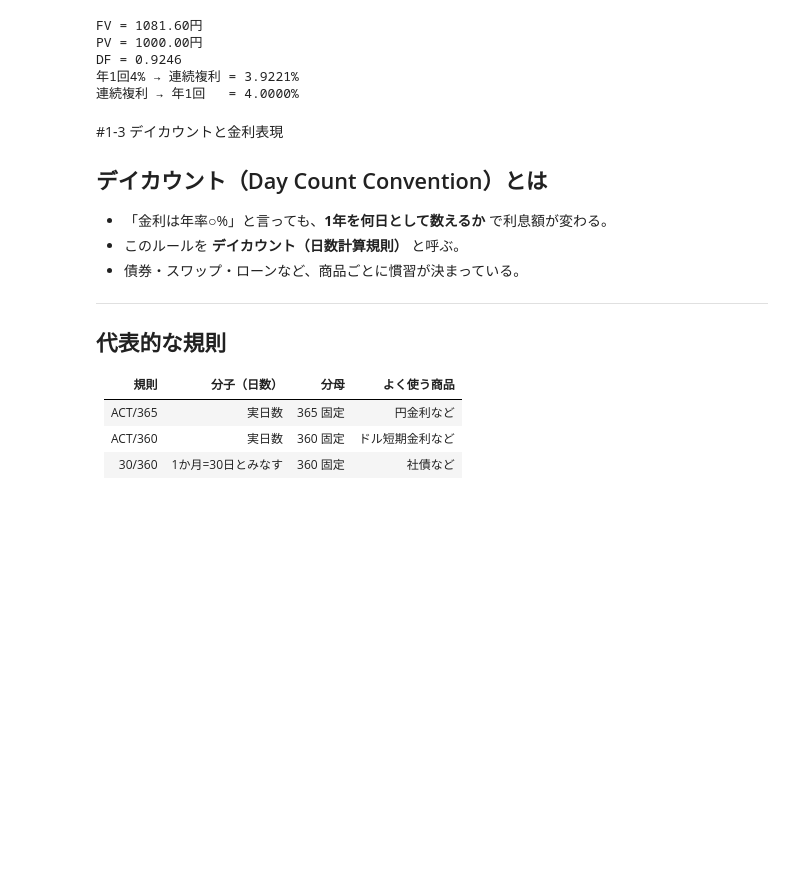
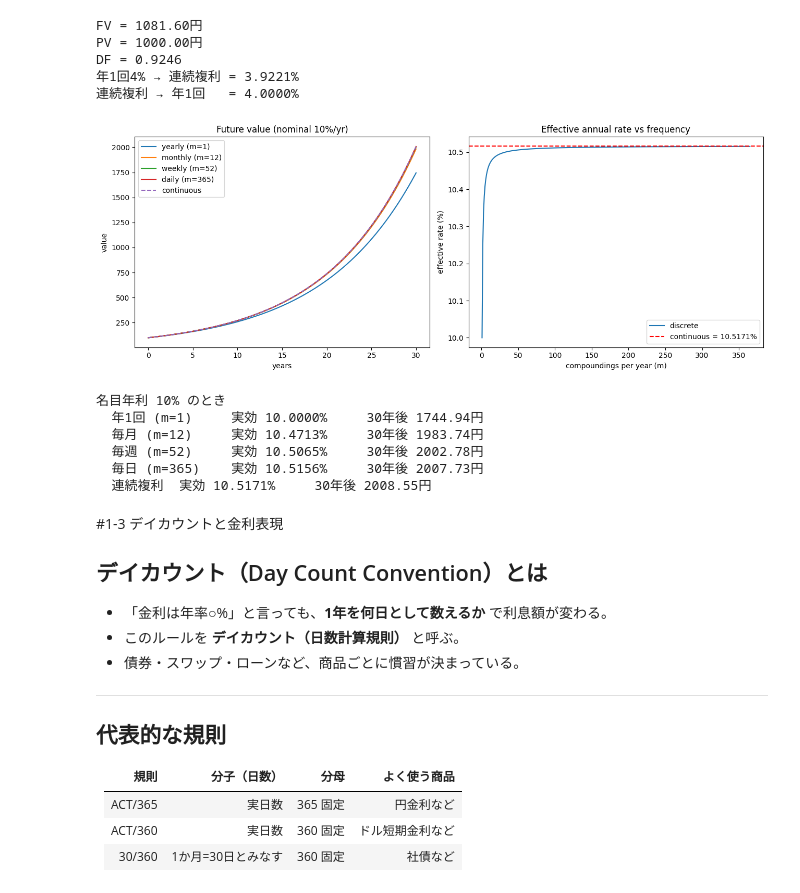
Before and after one commit to ish66726-a11y/finance-prep, a Jupyter notebook: 01_foundations.ipynb, the cells around one changed output. Saved outputs shown, nothing was run; the diff lists cells and outputs as text; code cells hidden in the pictures; blank space fills up the shorter version.

```diff
--- a/01_foundations.ipynb
+++ b/01_foundations.ipynb
@@ -147,6 +147,63 @@ PV = 1000.00円
 DF = 0.9246
 年1回4% → 連続複利 = 3.9221%
 連続複利 → 年1回   = 4.0000%
+# %%
+# ===== 複利頻度のちがいを可視化する =====
+# 1-2 で定義した fv / effective_rate をそのまま再利用する
+
+principal = 100      # 元本
+rate = 0.10          # 名目年利 10%（差が見えるよう少し高めに設定）
+years = 30           # 観察期間（年）
+
+# (グラフ用ラベル, 表示用ラベル, 複利回数 m)  ※ m=None は連続複利
+freqs = [
+    ("yearly (m=1)",   "年1回 (m=1)",  1),
+    ("monthly (m=12)", "毎月 (m=12)",  12),
+    ("weekly (m=52)",  "毎週 (m=52)",  52),
+    ("daily (m=365)",  "毎日 (m=365)", 365),
+    ("continuous",     "連続複利",      None),
+]
+
+t = np.linspace(0, years, 300)   # 滑らかな曲線用の時間軸
+fig, ax = plt.subplots(1, 2, figsize=(13, 5))
+
+# --- 左：将来価値の成長カーブ ---
+for label_en, _, m in freqs:
+    style = "--" if m is None else "-"               # 連続複利だけ破線
+    ax[0].plot(t, fv(principal, rate, t, m), style, label=label_en)
+ax[0].set_title(f"Future value (nominal {rate*100:.0f}%/yr)")
+ax[0].set_xlabel("years"); ax[0].set_ylabel("value")
+ax[0].legend()
+
+# --- 右：複利回数 m を増やすと実効年利が連続複利に収束 ---
+m_grid = np.arange(1, 366)                            # m = 1〜365
+eff = np.array([effective_rate(rate, m) for m in m_grid])
+eff_cont = effective_rate(rate, None)                 # 連続複利の実効年利（上限）
+ax[1].plot(m_grid, eff * 100, label="discrete")
+ax[1].axhline(eff_cont * 100, color="red", linestyle="--",
+              label=f"continuous = {eff_cont*100:.4f}%")
+ax[1].set_title("Effective annual rate vs frequency")
+ax[1].set_xlabel("compoundings per year (m)")
+ax[1].set_ylabel("effective rate (%)")
+ax[1].legend()
+
+plt.tight_layout()
+plt.show()
+
+# --- 数値でも確認：頻度ごとの実効年利と30年後の将来価値 ---
+print(f"名目年利 {rate*100:.0f}% のとき")
+for _, label_jp, m in freqs:
+    eff_r = effective_rate(rate, m) * 100
+    fv30  = fv(principal, rate, years, m)
+    print(f"  {label_jp}\t実効 {eff_r:.4f}%\t30年後 {fv30:.2f}円")
+# %% [output]
+[figure, added]
+名目年利 10% のとき
+  年1回 (m=1)     実効 10.0000%     30年後 1744.94円
+  毎月 (m=12)     実効 10.4713%     30年後 1983.74円
+  毎週 (m=52)     実効 10.5065%     30年後 2002.78円
+  毎日 (m=365)    実効 10.5156%     30年後 2007.73円
+  連続複利  実効 10.5171%     30年後 2008.55円
 # %% [markdown]
 #1-3 デイカウントと金利表現
 
```
Also changed, not shown: parts of 1 cell of this notebook.
